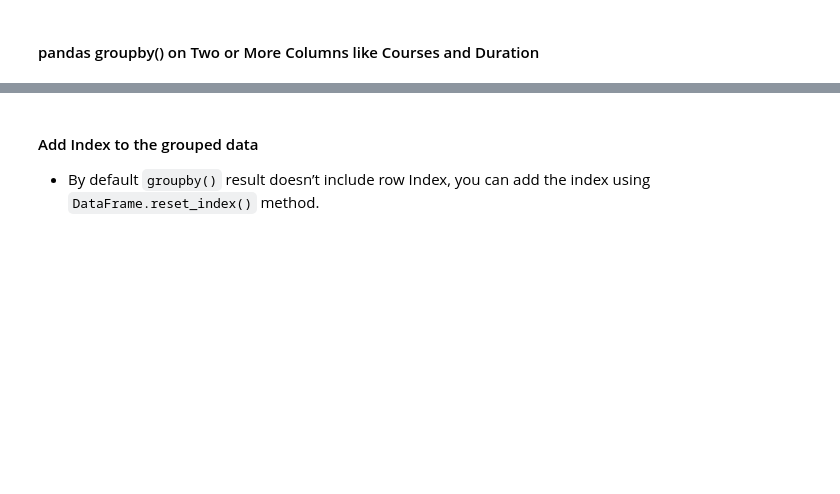
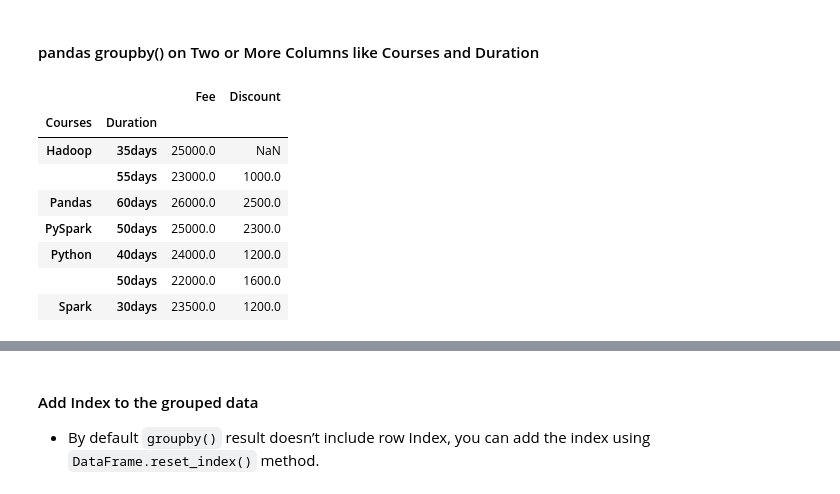
Before and after one commit to ehtisham-sadiq/AI-Learning-Path, a Jupyter notebook: 02_Python_Libraries_for_Data_Science/02_Introduction_to_Pandas.ipynb, the cells around one changed output, grey strips where cells are left out. Drawn from its saved outputs; the diff is of its cells as text; code cells hidden in the pictures; blank space fills up the shorter version.

```diff
--- a/02_Python_Libraries_for_Data_Science/02_Introduction_to_Pandas.ipynb
+++ b/02_Python_Libraries_for_Data_Science/02_Introduction_to_Pandas.ipynb
@@ -572,5 +1108,17 @@ df.groupby(['Courses']).aggregate('sum')
 # %% [markdown]
 #### pandas groupby() on Two or More Columns like Courses and Duration
 # %%
-df.groupby(['Courses','Duration']).mean()
+df1 = df.groupby(['Courses','Duration']).mean()
+# %%
+df1
+# %% [output]
+|  |  | Fee | Discount |
+| Courses | Duration |  |  |
+| Hadoop | 35days | 25000.0 | NaN |
+|  | 55days | 23000.0 | 1000.0 |
+| Pandas | 60days | 26000.0 | 2500.0 |
+| PySpark | 50days | 25000.0 | 2300.0 |
+| Python | 40days | 24000.0 | 1200.0 |
+|  | 50days | 22000.0 | 1600.0 |
+| Spark | 30days | 23500.0 | 1200.0 |
 # %%
```
Also changed, not shown: parts of 58 cells of this notebook, 3 other files.
